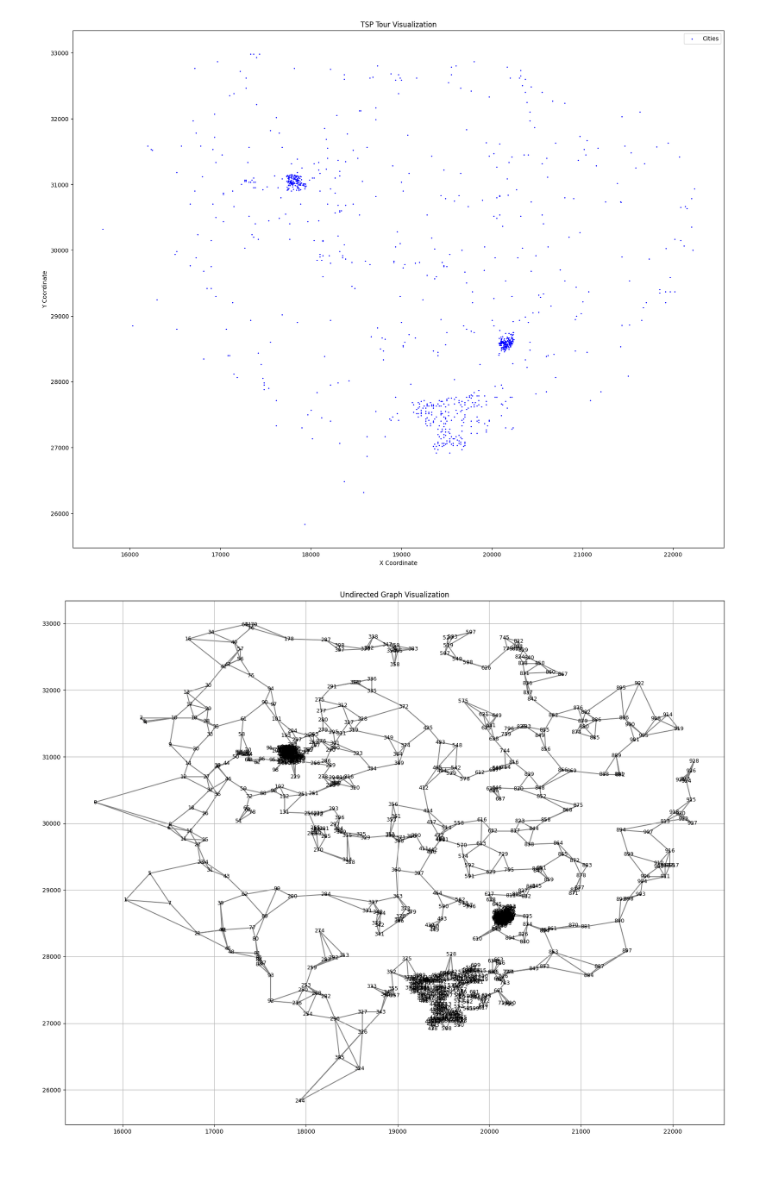
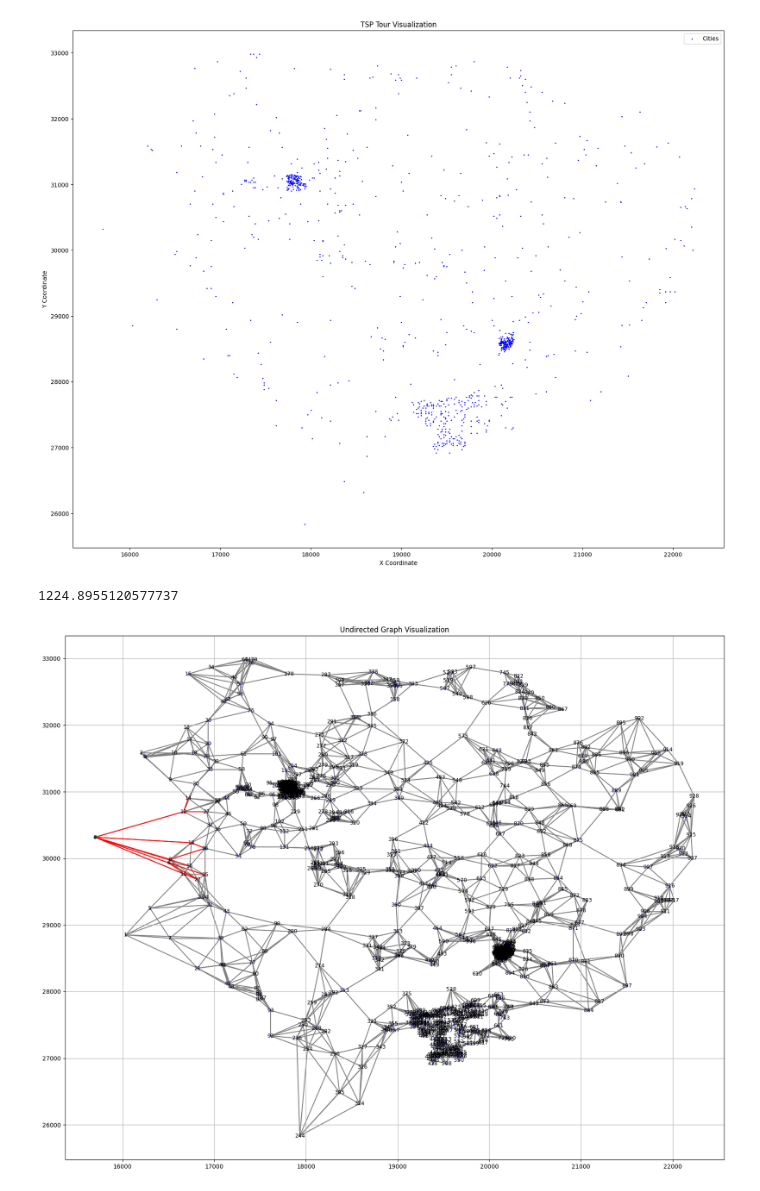
Before and after one commit to ADVXNCEz/shortest-map, a Jupyter notebook: 02.ipynb, the cells around one changed output. Cells and saved outputs as stored; diff of their text form; code cells hidden in the pictures.

Commit message:
add dijkstra

```diff
--- a/02.ipynb
+++ b/02.ipynb
@@ -102,7 +103,7 @@ class graph():
 
         self.make_edges()
 
-    def visualize_graph_matplotlib(self):
+    def visualize_graph_matplotlib(self,mode = 1):
         plt.figure(figsize=(20, 16))
         # Draw edges
         for edge in  self.edges:
@@ -110,11 +111,20 @@ class graph():
             x_values = [self.nodes[i][0], self.nodes[j][0]]
             y_values = [self.nodes[i][1], self.nodes[j][1]]
             plt.plot(x_values, y_values, color='gray', zorder=1)
+        # Draw edges
+        if(mode == 2):
+            for edge in  self.history:
+                i, j = edge
+                x_values = [self.nodes[i][0], self.nodes[j][0]]
+                y_values = [self.nodes[i][1], self.nodes[j][1]]
+                plt.plot(x_values, y_values, color='red', zorder=3)
+            plt.scatter(self.nodes[self.start][0], self.nodes[self.start][1], color='blue', label='Cities',s = 20,zorder=4,edgecolors='green')
+            plt.scatter(self.nodes[self.end][0], self.nodes[self.end][1], color='blue', label='Cities',s = 20,zorder=4,edgecolors='green')
 
         # Draw nodes
         x_coords = [node[0] for node in self.nodes]
         y_coords = [node[1] for node in self.nodes]
-        plt.scatter(x_coords, y_coords, color='blue', label='Cities',s = 1,zorder=2,edgecolors='black')
+        plt.scatter(x_coords, y_coords, color='blue', label='Cities',s = 1,zorder=2,edgecolors='blue')
 
         # Add labels
         for idx, (x, y) in enumerate(self.nodes):
@@ -124,9 +134,37 @@ class graph():
         #plt.axis('equal')  # Keep aspect ratio square
         plt.grid(True)
         plt.show()
+
+    def dijkstra(self,start,end):
+        self.start = start
+        self.end = end
+        cost =  [sys.maxsize]*self.size
+        cost[start] = 0
+        visited =  [0]* self.size
+        self.history = []
+
+        Queue = [(start,0)]
+        while Queue:
+            current_node, current_cost = Queue.pop(0)
+            if(visited[current_node] == 1): continue
+            for neighbor, weight in enumerate(self.box[current_node]):
+                if(weight != 0):
+                    new_cost = weight + current_cost
+                    visited[current_node] = 1
+                    if(new_cost < cost[neighbor] and new_cost < cost[end]):
+                        cost[neighbor] = new_cost
+                        if(neighbor != end):
+                            Queue.append((neighbor,new_cost))
+                        self.history.append((current_node,neighbor))
+
+        print(cost[end])
+        self.visualize_graph_matplotlib(2)
 # %%
 My_Graph = graph(929, nodes)
-My_Graph.K_nearest()
-My_Graph.visualize_graph_matplotlib()
+My_Graph.K_nearest(6)
+#My_Graph.visualize_graph_matplotlib()
-# %% [output]
-[figure, removed]
+# %%
+My_Graph.dijkstra(0,26)
+# %% [output]
+1224.8955120577737
+[figure, added]
```
Also changed, not shown: parts of 2 cells of this notebook.
